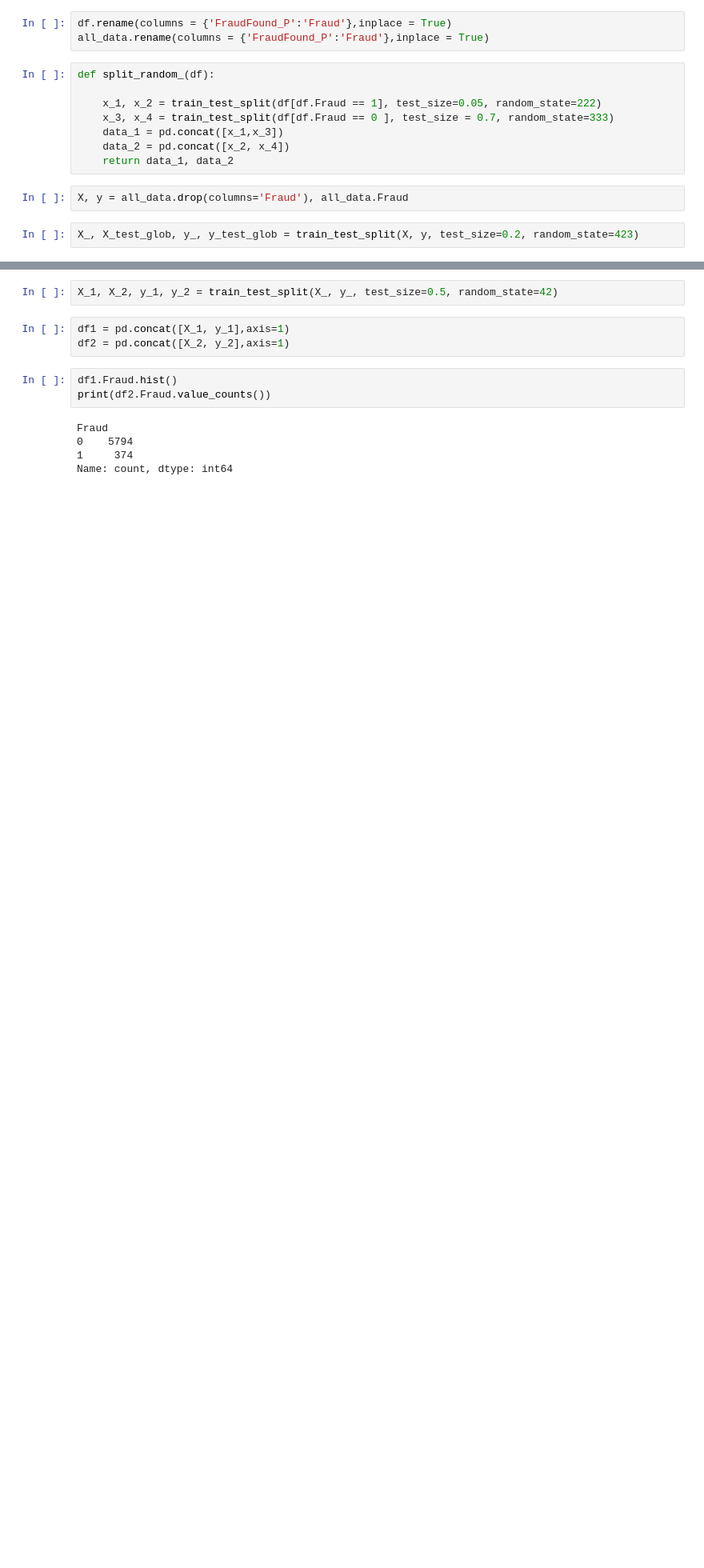
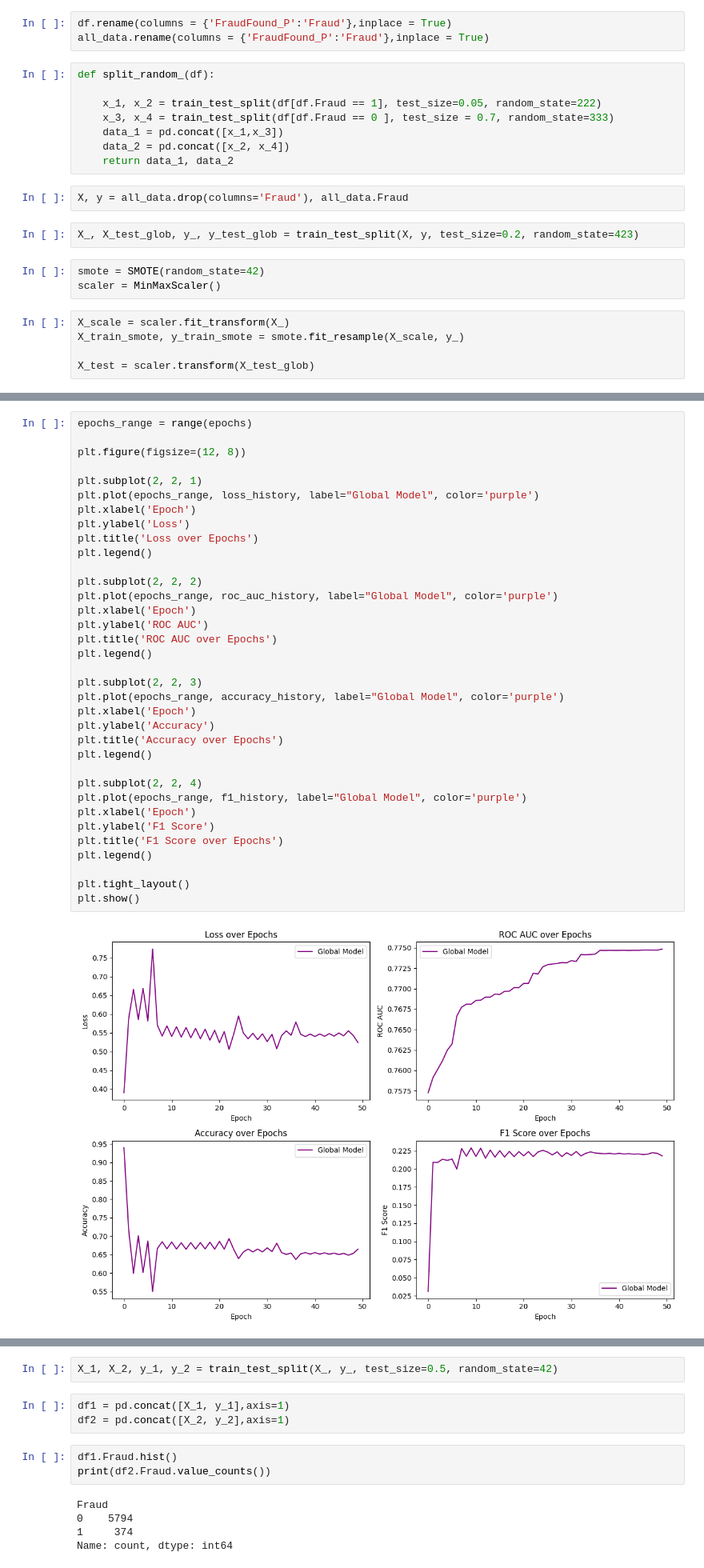
Before and after one commit to AstemirGongapshev/-research_flower, a Jupyter notebook: data_split.ipynb, the cells around one changed output, grey strips where cells are left out. Shown at 80% size. Saved outputs shown, nothing was run; the diff lists cells and outputs as text; blank space fills up the shorter version.

```diff
--- a/data_split.ipynb
+++ b/data_split.ipynb
@@ -98,3 +101,11 @@ def split_random_(df):
 X, y = all_data.drop(columns='Fraud'), all_data.Fraud
 # %%
 X_, X_test_glob, y_, y_test_glob = train_test_split(X, y, test_size=0.2, random_state=423)
+# %%
+smote = SMOTE(random_state=42)
+scaler = MinMaxScaler()
+# %%
+X_scale = scaler.fit_transform(X_)
+X_train_smote, y_train_smote = smote.fit_resample(X_scale, y_)
+
+X_test = scaler.transform(X_test_glob)
@@ -100,0 +156,37 @@ X_, X_test_glob, y_, y_test_glob = train_test_split(X, y, test_size=0.2, random_
+# %%
+epochs_range = range(epochs)
+
+plt.figure(figsize=(12, 8))
+
+plt.subplot(2, 2, 1)
+plt.plot(epochs_range, loss_history, label="Global Model", color='purple')
+plt.xlabel('Epoch')
+plt.ylabel('Loss')
+plt.title('Loss over Epochs')
+plt.legend()
+
+plt.subplot(2, 2, 2)
+plt.plot(epochs_range, roc_auc_history, label="Global Model", color='purple')
+plt.xlabel('Epoch')
+plt.ylabel('ROC AUC')
+plt.title('ROC AUC over Epochs')
+plt.legend()
+
+plt.subplot(2, 2, 3)
+plt.plot(epochs_range, accuracy_history, label="Global Model", color='purple')
+plt.xlabel('Epoch')
+plt.ylabel('Accuracy')
+plt.title('Accuracy over Epochs')
+plt.legend()
+
+plt.subplot(2, 2, 4)
+plt.plot(epochs_range, f1_history, label="Global Model", color='purple')
+plt.xlabel('Epoch')
+plt.ylabel('F1 Score')
+plt.title('F1 Score over Epochs')
+plt.legend()
+
+plt.tight_layout()
+plt.show()
+# %% [output]
+[figure, added]
```
Also changed, not shown: parts of 8 cells of this notebook, 12 other files.
